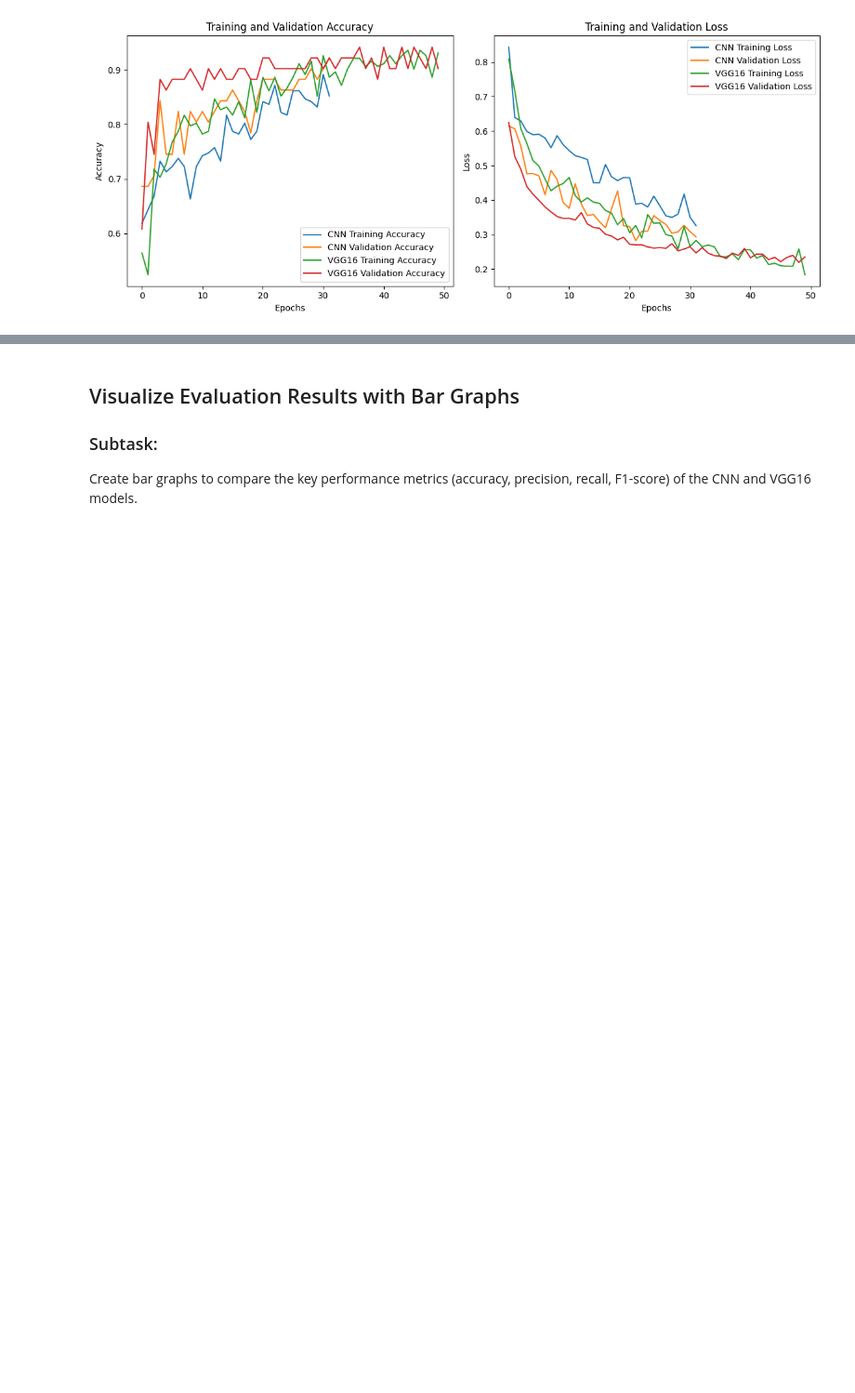
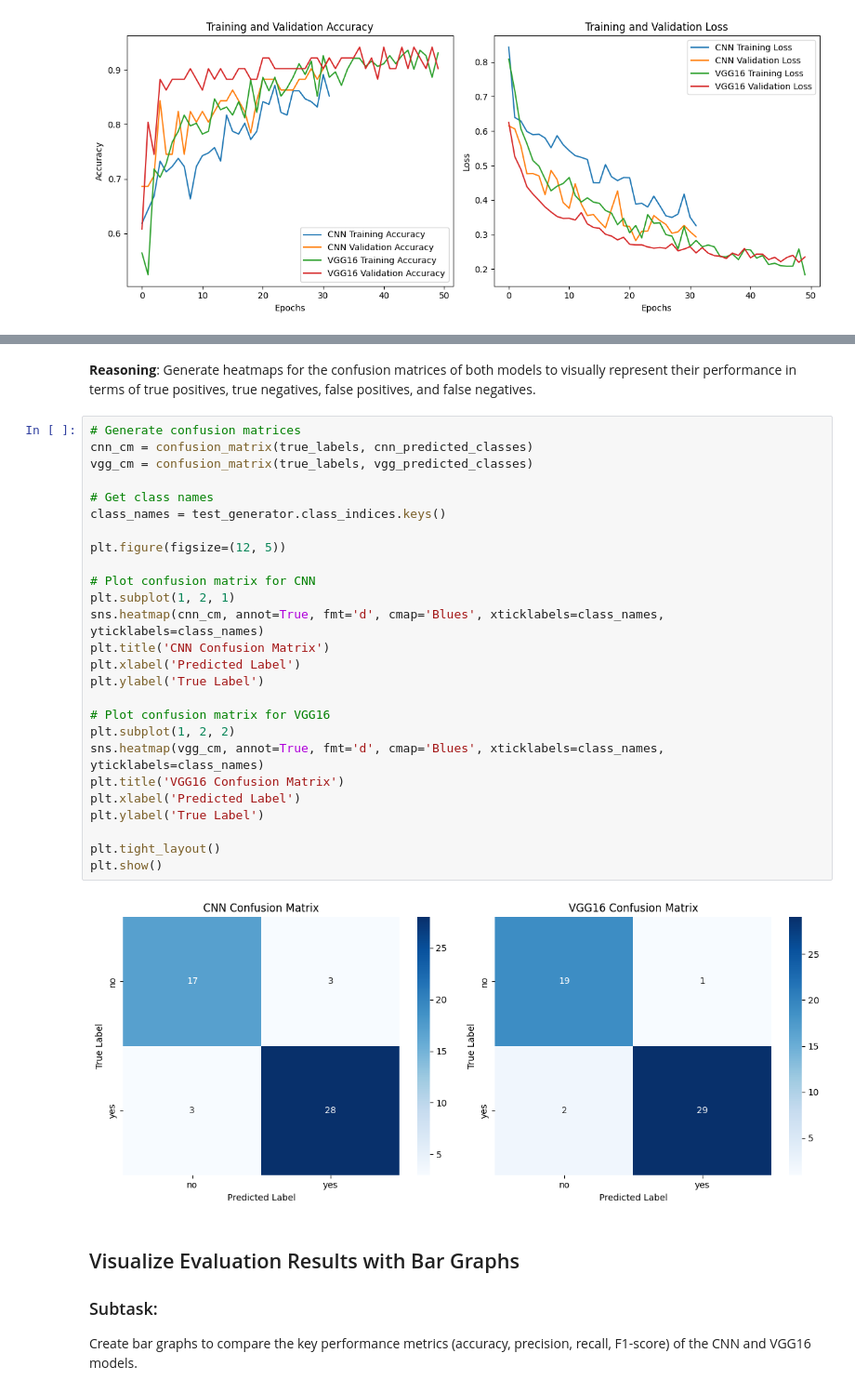
Before and after one commit to Nikhil5566/Machine-Learning, a Jupyter notebook: Deep_Learning_Brain_Tumor_Dataset.ipynb, the cells around one changed output, grey strips where cells are left out. Shown at 93% size. Drawn from its saved outputs; the diff is of its cells as text; blank space fills up the shorter version.

```diff
--- a/Deep_Learning_Brain_Tumor_Dataset.ipynb
+++ b/Deep_Learning_Brain_Tumor_Dataset.ipynb
@@ -353,3 +358,34 @@ plt.show()
+# %% [markdown]
+**Reasoning**:
+Generate heatmaps for the confusion matrices of both models to visually represent their performance in terms of true positives, true negatives, false positives, and false negatives.
+# %%
+# Generate confusion matrices
+cnn_cm = confusion_matrix(true_labels, cnn_predicted_classes)
+vgg_cm = confusion_matrix(true_labels, vgg_predicted_classes)
+
+# Get class names
+class_names = test_generator.class_indices.keys()
+
+plt.figure(figsize=(12, 5))
+
+# Plot confusion matrix for CNN
+plt.subplot(1, 2, 1)
+sns.heatmap(cnn_cm, annot=True, fmt='d', cmap='Blues', xticklabels=class_names, yticklabels=class_names)
+plt.title('CNN Confusion Matrix')
+plt.xlabel('Predicted Label')
+plt.ylabel('True Label')
+
+# Plot confusion matrix for VGG16
+plt.subplot(1, 2, 2)
+sns.heatmap(vgg_cm, annot=True, fmt='d', cmap='Blues', xticklabels=class_names, yticklabels=class_names)
+plt.title('VGG16 Confusion Matrix')
+plt.xlabel('Predicted Label')
+plt.ylabel('True Label')
+
+plt.tight_layout()
+plt.show()
+# %% [output]
+[figure, added]
 # %% [markdown]
 ## Visualize Evaluation Results with Bar Graphs
 
```
Also changed, not shown: parts of 1 cell of this notebook.
